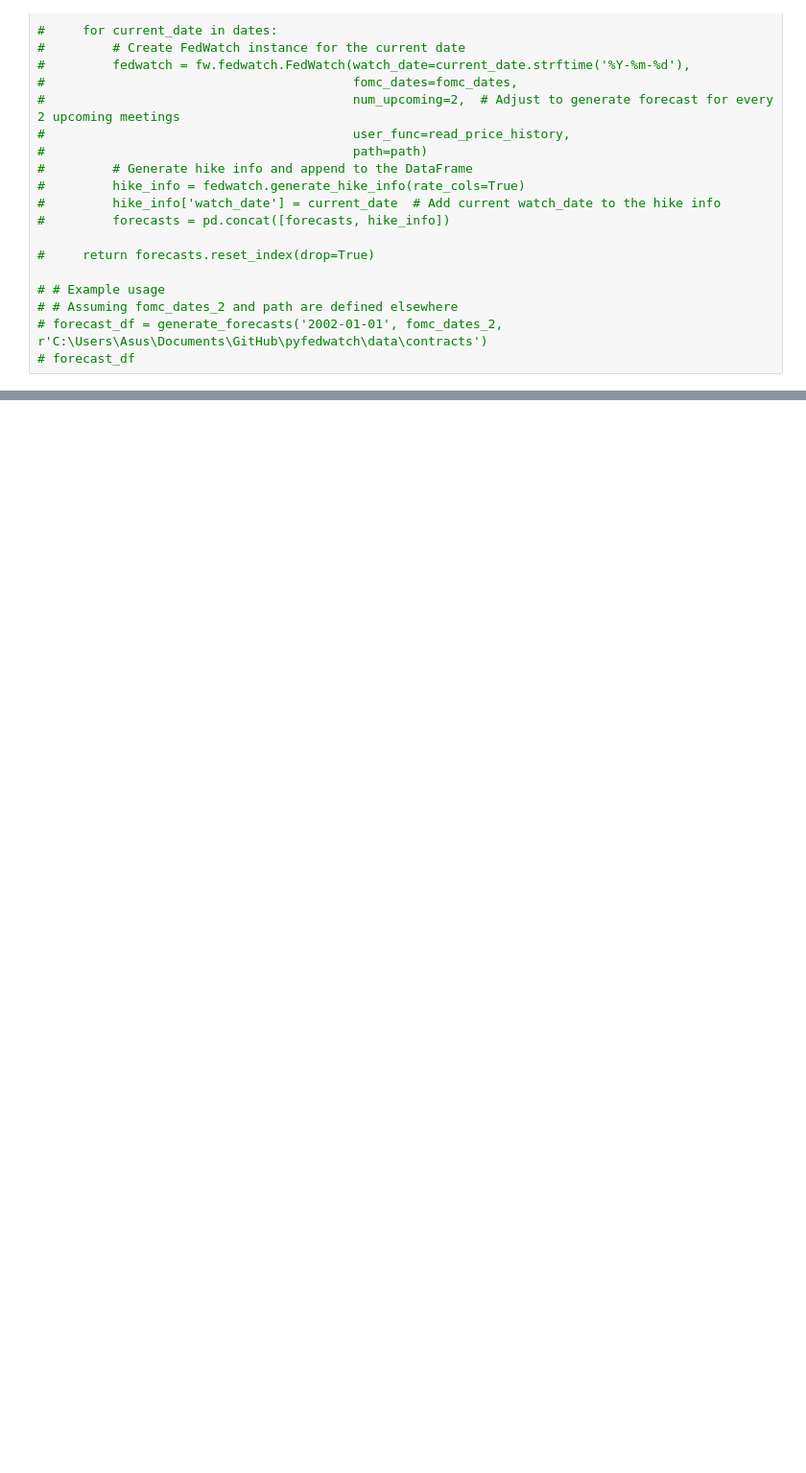
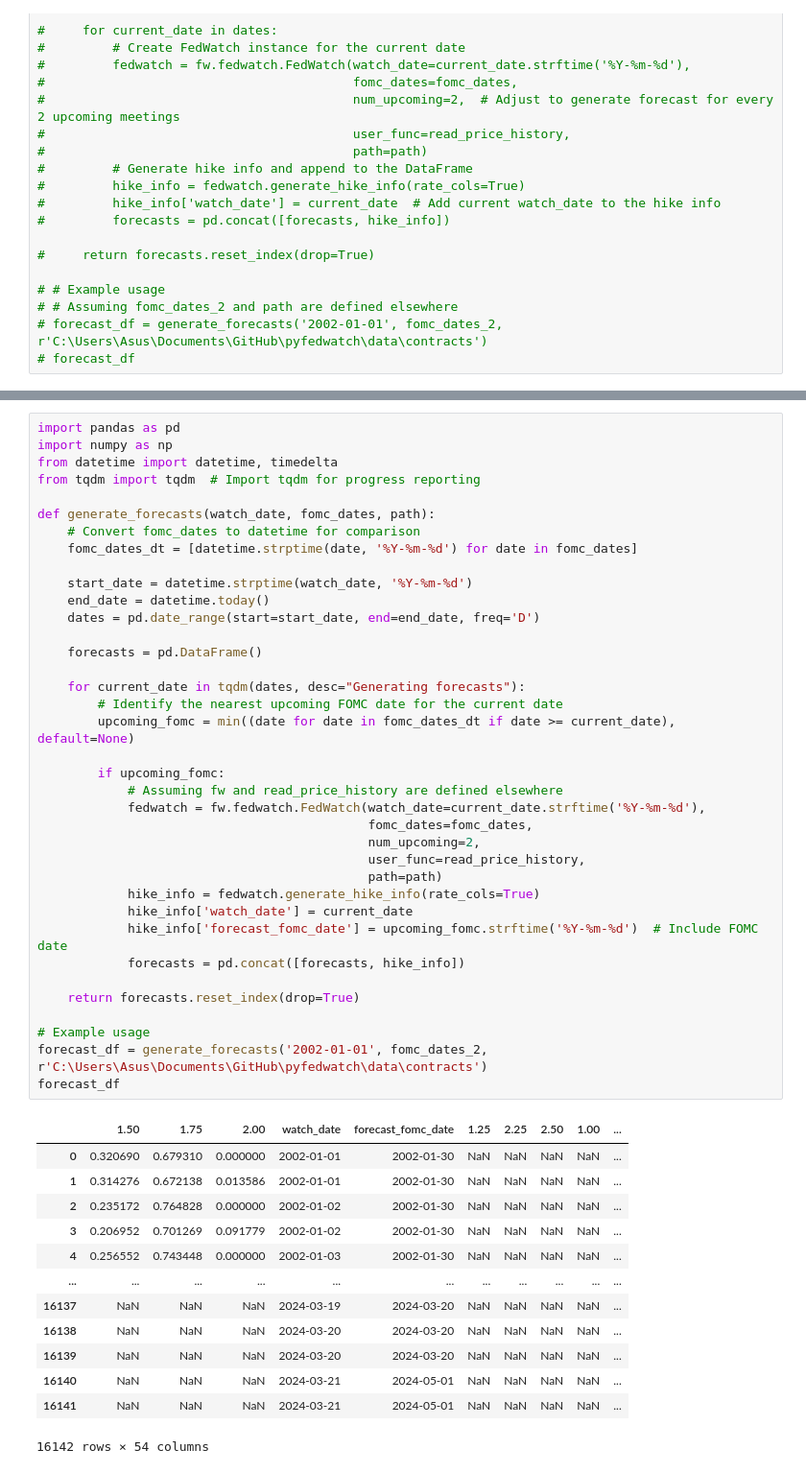
Before and after one commit to baksben/pyfedwatch, a Jupyter notebook: notebooks/Ben's_copy.ipynb, the cells around one changed output, grey strips where cells are left out. Shown at 96% size. Drawn from its saved outputs; the diff is of its cells as text; blank space fills up the shorter version.

```diff
--- a/notebooks/Ben's_copy.ipynb
+++ b/notebooks/Ben's_copy.ipynb
@@ -937,0 +950,51 @@ ValueError: Unable to get target rate limits from FRED database, please provide
+# %%
+import pandas as pd
+import numpy as np
+from datetime import datetime, timedelta
+from tqdm import tqdm  # Import tqdm for progress reporting
+
+def generate_forecasts(watch_date, fomc_dates, path):
+    # Convert fomc_dates to datetime for comparison
+    fomc_dates_dt = [datetime.strptime(date, '%Y-%m-%d') for date in fomc_dates]
+
+    start_date = datetime.strptime(watch_date, '%Y-%m-%d')
+    end_date = datetime.today()
+    dates = pd.date_range(start=start_date, end=end_date, freq='D')
+
+    forecasts = pd.DataFrame()
+
+    for current_date in tqdm(dates, desc="Generating forecasts"):
+        # Identify the nearest upcoming FOMC date for the current date
+        upcoming_fomc = min((date for date in fomc_dates_dt if date >= current_date), default=None)
+
+        if upcoming_fomc:
+            # Assuming fw and read_price_history are defined elsewhere
+            fedwatch = fw.fedwatch.FedWatch(watch_date=current_date.strftime('%Y-%m-%d'),
+                                            fomc_dates=fomc_dates,
+                                            num_upcoming=2,
+                                            user_func=read_price_history,
+                                            path=path)
+            hike_info = fedwatch.generate_hike_info(rate_cols=True)
+            hike_info['watch_date'] = current_date
+            hike_info['forecast_fomc_date'] = upcoming_fomc.strftime('%Y-%m-%d')  # Include FOMC date
+            forecasts = pd.concat([forecasts, hike_info])
+
+    return forecasts.reset_index(drop=True)
+
+# Example usage
+forecast_df = generate_forecasts('2002-01-01', fomc_dates_2, r'C:\Users\Asus\Documents\GitHub\pyfedwatch\data\contracts')
+forecast_df
+# %% [output]
+|  | 1.50 | 1.75 | 2.00 | watch_date | forecast_fomc_date | 1.25 | 2.25 | 2.50 | 1.00 | ... |
+| 0 | 0.320690 | 0.679310 | 0.000000 | 2002-01-01 | 2002-01-30 | NaN | NaN | NaN | NaN | ... |
+| 1 | 0.314276 | 0.672138 | 0.013586 | 2002-01-01 | 2002-01-30 | NaN | NaN | NaN | NaN | ... |
+| 2 | 0.235172 | 0.764828 | 0.000000 | 2002-01-02 | 2002-01-30 | NaN | NaN | NaN | NaN | ... |
+| 3 | 0.206952 | 0.701269 | 0.091779 | 2002-01-02 | 2002-01-30 | NaN | NaN | NaN | NaN | ... |
+| 4 | 0.256552 | 0.743448 | 0.000000 | 2002-01-03 | 2002-01-30 | NaN | NaN | NaN | NaN | ... |
+| ... | ... | ... | ... | ... | ... | ... | ... | ... | ... | ... |
+| 16137 | NaN | NaN | NaN | 2024-03-19 | 2024-03-20 | NaN | NaN | NaN | NaN | ... |
+| 16138 | NaN | NaN | NaN | 2024-03-20 | 2024-03-20 | NaN | NaN | NaN | NaN | ... |
+| 16139 | NaN | NaN | NaN | 2024-03-20 | 2024-03-20 | NaN | NaN | NaN | NaN | ... |
+| 16140 | NaN | NaN | NaN | 2024-03-21 | 2024-05-01 | NaN | NaN | NaN | NaN | ... |
+| 16141 | NaN | NaN | NaN | 2024-03-21 | 2024-05-01 | NaN | NaN | NaN | NaN | ... |
+16142 rows × 54 columns
```
Also changed, not shown: parts of 4 cells of this notebook, 2 other files.
